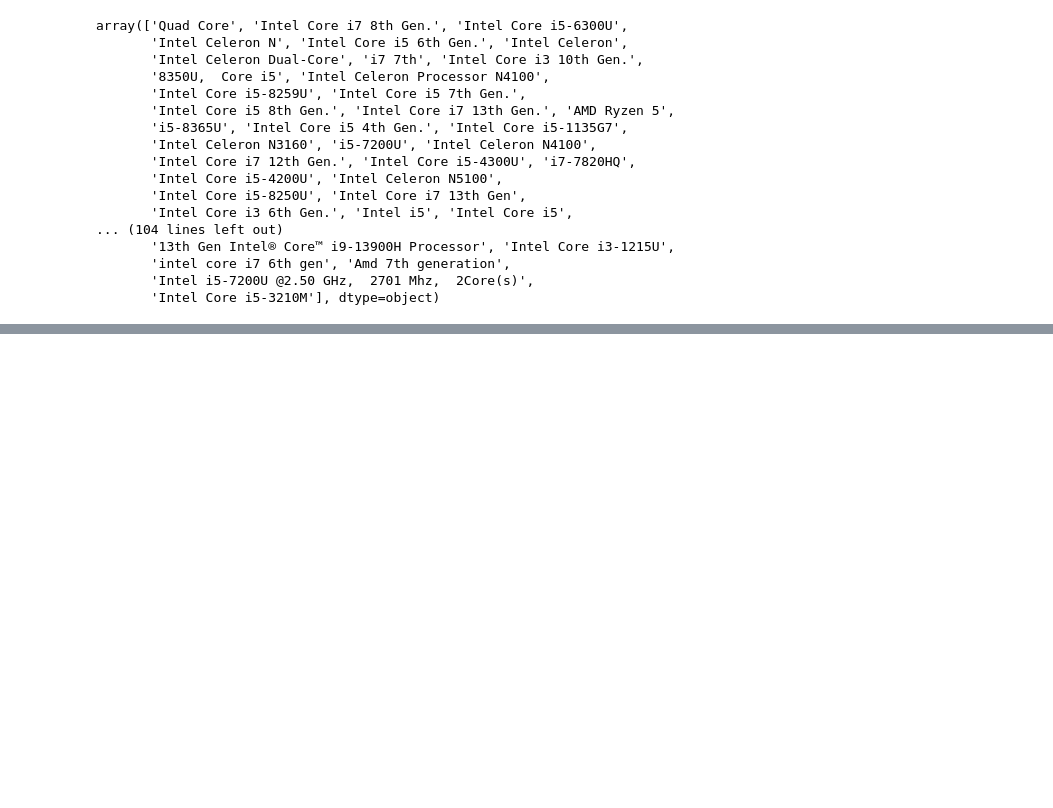
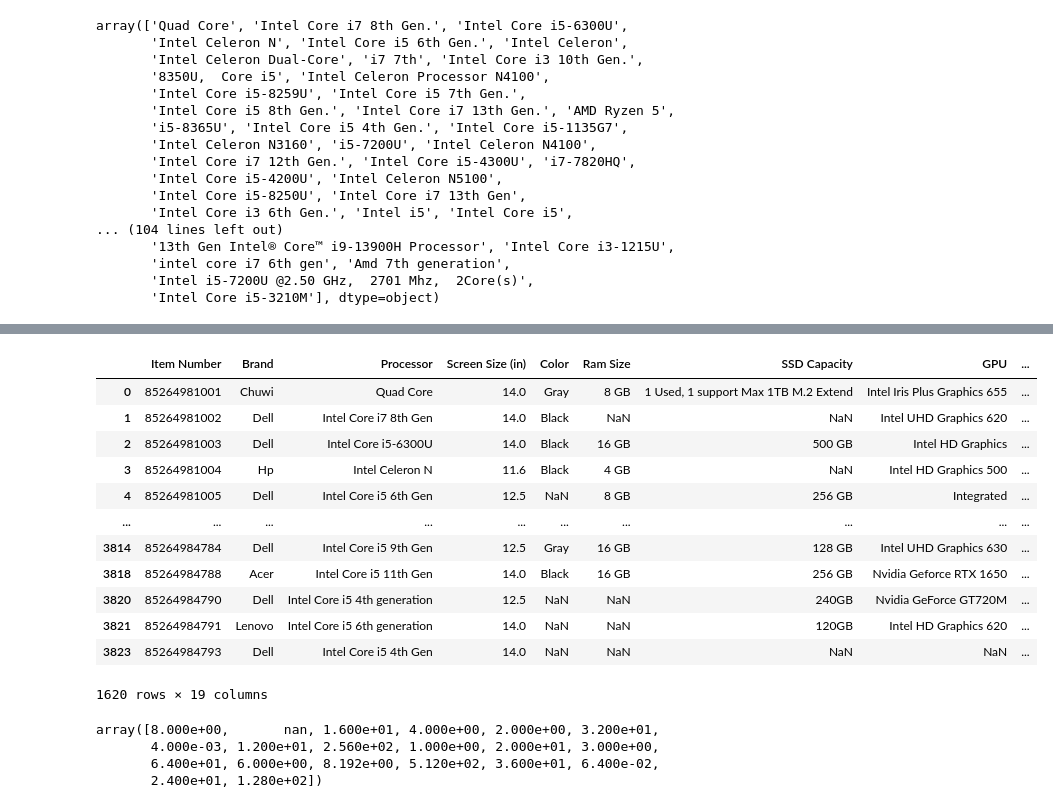
Before and after one commit to TomRush20/Data-Management, a Jupyter notebook: Ebay Data Analysis.ipynb, the cells around one changed output, grey strips where cells are left out. Cells and saved outputs as stored; diff of their text form; code cells hidden in the pictures; blank space fills up the shorter version.

Commit message:
Ram Size and Processor

```diff
--- a/Ebay Data Analysis.ipynb
+++ b/Ebay Data Analysis.ipynb
@@ -653,0 +659,3 @@ array(['Quad Core', 'Intel Core i7 8th Gen.', 'Intel Core i5-6300U',
+# %%
+ebay_df = ebay_df[ebay_df['Processor'].notna()]
+ebay_df.isna().sum() / len(ebay_df) * 100
@@ -653,0 +682,11 @@ array(['Quad Core', 'Intel Core i7 8th Gen.', 'Intel Core i5-6300U',
+# %%
+ebay_df['Procssor'] = ebay_df['Processor'].str.title()
+ebay_df['Processor'] = ebay_df['Processor'].str.strip()
+ebay_df['Processor'] = ebay_df['Processor'].str.rstrip('.')
+ebay_df = ebay_df[ebay_df['Processor'] != 'Unknown']
+ebay_df = ebay_df[ebay_df['Processor'] != 'Unspecified']
+ebay_df = ebay_df[ebay_df['Processor'] != 'Does Not Apply']
+ebay_df = ebay_df[ebay_df['Processor'] != 'No']
+ebay_df['Processor'] = ebay_df['Processor'].replace(to_replace=['Ntel,'], value='Intel')
+ebay_df['Processor'] = ebay_df['Processor'].str.replace('Generation', 'Gen')
+ebay_df['Processor'].unique()
@@ -653,0 +711,42 @@ array(['Quad Core', 'Intel Core i7 8th Gen.', 'Intel Core i5-6300U',
+# %%
+ebay_df
+# %% [output]
+|  | Item Number | Brand | Processor | Screen Size (in) | Color | Ram Size | SSD Capacity | GPU | ... |
+| 0 | 85264981001 | Chuwi | Quad Core | 14.0 | Gray | 8 GB | 1 Used, 1 support Max 1TB M.2 Extend | Intel Iris Plus Graphics 655 | ... |
+| 1 | 85264981002 | Dell | Intel Core i7 8th Gen | 14.0 | Black | NaN | NaN | Intel UHD Graphics 620 | ... |
+| 2 | 85264981003 | Dell | Intel Core i5-6300U | 14.0 | Black | 16 GB | 500 GB | Intel HD Graphics | ... |
+| 3 | 85264981004 | Hp | Intel Celeron N | 11.6 | Black | 4 GB | NaN | Intel HD Graphics 500 | ... |
+| 4 | 85264981005 | Dell | Intel Core i5 6th Gen | 12.5 | NaN | 8 GB | 256 GB | Integrated | ... |
+| ... | ... | ... | ... | ... | ... | ... | ... | ... | ... |
+| 3814 | 85264984784 | Dell | Intel Core i5 9th Gen | 12.5 | Gray | 16 GB | 128 GB | Intel UHD Graphics 630 | ... |
+| 3818 | 85264984788 | Acer | Intel Core i5 11th Gen | 14.0 | Black | 16 GB | 256 GB | Nvidia Geforce RTX 1650 | ... |
+| 3820 | 85264984790 | Dell | Intel Core i5 4th generation | 12.5 | NaN | NaN | 240GB | Nvidia GeForce GT720M | ... |
+| 3821 | 85264984791 | Lenovo | Intel Core i5 6th generation | 14.0 | NaN | NaN | 120GB | Intel HD Graphics 620 | ... |
+| 3823 | 85264984793 | Dell | Intel Core i5 4th Gen | 14.0 | NaN | NaN | NaN | NaN | ... |
+1620 rows × 19 columns
+# %%
+ebay_df['Ram Size'] = ebay_df['Ram Size'].str.upper()
+ebay_df['Ram Size'] = ebay_df['Ram Size'].str.replace('GB', '')
+ebay_df['Ram Size'] = ebay_df['Ram Size'].str.replace('UP TO', '')
+ebay_df['Ram Size'] = ebay_df['Ram Size'].str.replace('DDR4', '')
+ebay_df['Ram Size'] = ebay_df['Ram Size'].str.replace('RAM', '')
+ebay_df['Ram Size'] = ebay_df['Ram Size'].str.strip()
+
+ebay_df['Ram Size'] = ebay_df['Ram Size'].replace(to_replace='4 MB', value='.004')
+ebay_df['Ram Size'] = ebay_df['Ram Size'].replace(to_replace='64 MB', value='.064')
+ebay_df['Ram Size'] = ebay_df['Ram Size'].replace(to_replace='8192MB', value='8.192')
+ebay_df['Ram Size'] = ebay_df['Ram Size'].replace(to_replace='8  16  32', value='32')
+ebay_df['Ram Size'] = ebay_df['Ram Size'].replace(to_replace='8,  16,  32,  64', value='64')
+
+ebay_df = ebay_df[ebay_df['Ram Size'] != 'NOT INCLUDED']
+ebay_df = ebay_df[ebay_df['Ram Size'] != 'UNKNOWN']
+
+ebay_df['Ram Size'] = ebay_df['Ram Size'].astype(float)
+
+
+ebay_df['Ram Size'].unique()
+# %% [output]
+array([8.000e+00,       nan, 1.600e+01, 4.000e+00, 2.000e+00, 3.200e+01,
+       4.000e-03, 1.200e+01, 2.560e+02, 1.000e+00, 2.000e+01, 3.000e+00,
+       6.400e+01, 6.000e+00, 8.192e+00, 5.120e+02, 3.600e+01, 6.400e-02,
+       2.400e+01, 1.280e+02])
```
Also changed, not shown: parts of 7 cells of this notebook.
